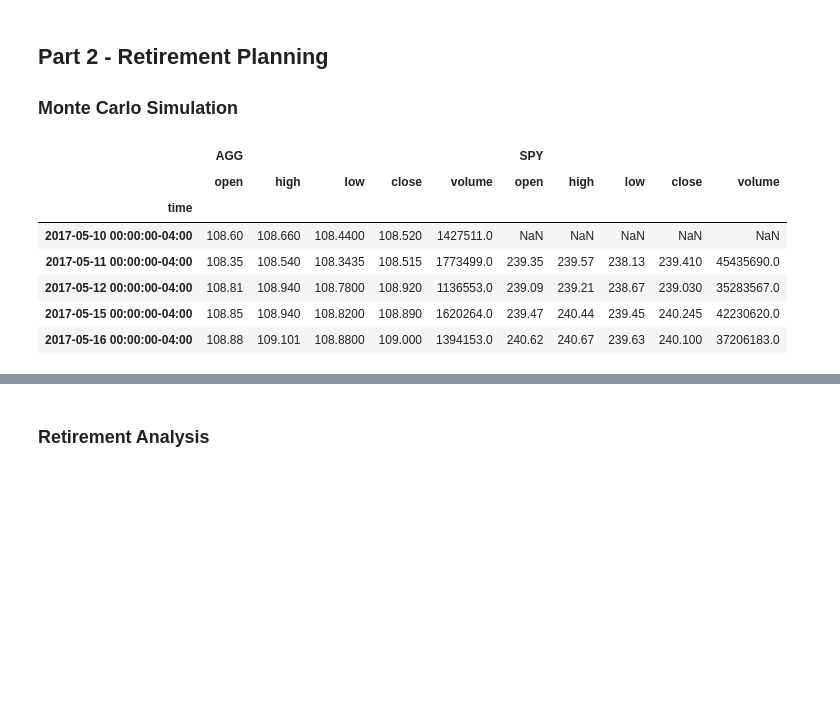
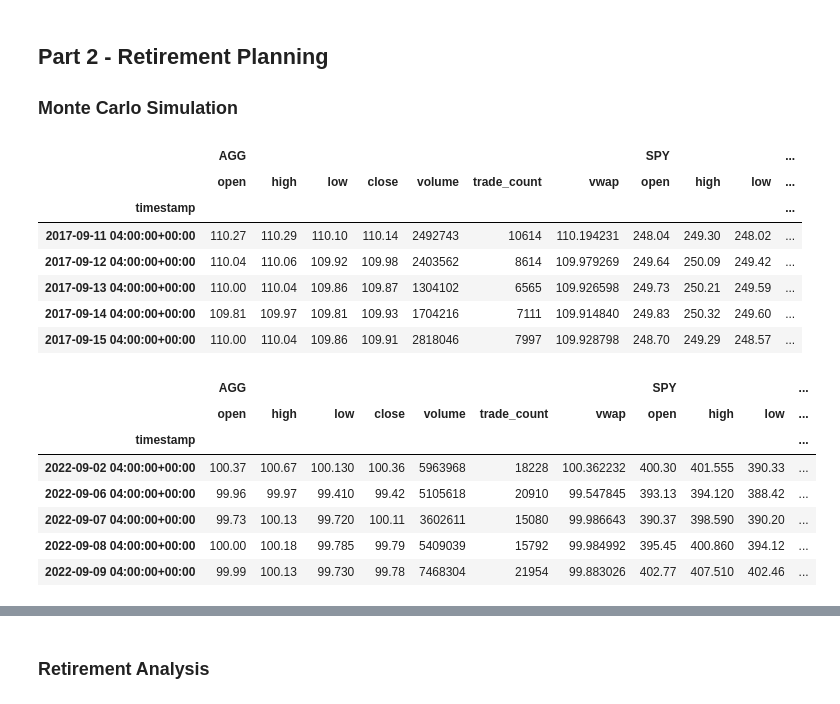
Before and after one commit to tetmiranda/Financial-Planning, a Jupyter notebook: financial-planner.ipynb, the cells around one changed output, grey strips where cells are left out. Cells and saved outputs as stored; diff of their text form; code cells hidden in the pictures; blank space fills up the shorter version.

```diff
--- a/financial-planner.ipynb
+++ b/financial-planner.ipynb
@@ -233,28 +233,49 @@ You have more than enough money in the fund!
 # %%
 # Set start and end dates of five years back from today.
 # Sample results may vary from the solution based on the time frame chosen
-start_date = pd.Timestamp('2016-05-01', tz='America/New_York').isoformat()
-end_date = pd.Timestamp('2021-05-01', tz='America/New_York').isoformat()
+mcs_start_date = pd.Timestamp('2017-09-09', tz='America/New_York').isoformat()
+mcs_end_date = pd.Timestamp('2022-09-09', tz='America/New_York').isoformat()
+
+# set the tickers
+tickers = ['AGG','SPY']
 # %%
 # Get 5 years' worth of historical data for SPY and AGG
 # YOUR CODE HERE!
 
+mcs_ticker_df = alpaca.get_bars(
+    tickers,
+    timeframe,
+    start=mcs_start_date,
+    end=mcs_end_date
+).df
+
 # Reorganize the DataFrame
 # Separate ticker data
 # YOUR CODE HERE!
-
+mcs_vagg = mcs_ticker_df[mcs_ticker_df['symbol']=='AGG'].drop('symbol', axis=1)
+mcs_vspy = mcs_ticker_df[mcs_ticker_df['symbol']=='SPY'].drop('symbol', axis=1)
 
 # Concatenate the ticker DataFrames
 # YOUR CODE HERE!
+mcs_ticker_df = pd.concat([mcs_vagg, mcs_vspy], axis=1, keys=['AGG','SPY'])
 
 # Display sample data
-df_stock_data.head()
+display(mcs_ticker_df.head())
+display(mcs_ticker_df.tail())
 # %% [output]
-|  | AGG |  |  |  |  | SPY |  |  |  |  |
-|  | open | high | low | close | volume | open | high | low | close | volume |
-| time |  |  |  |  |  |  |  |  |  |  |
-| 2017-05-10 00:00:00-04:00 | 108.60 | 108.660 | 108.4400 | 108.520 | 1427511.0 | NaN | NaN | NaN | NaN | NaN |
-| 2017-05-11 00:00:00-04:00 | 108.35 | 108.540 | 108.3435 | 108.515 | 1773499.0 | 239.35 | 239.57 | 238.13 | 239.410 | 45435690.0 |
-| 2017-05-12 00:00:00-04:00 | 108.81 | 108.940 | 108.7800 | 108.920 | 1136553.0 | 239.09 | 239.21 | 238.67 | 239.030 | 35283567.0 |
-| 2017-05-15 00:00:00-04:00 | 108.85 | 108.940 | 108.8200 | 108.890 | 1620264.0 | 239.47 | 240.44 | 239.45 | 240.245 | 42230620.0 |
-| 2017-05-16 00:00:00-04:00 | 108.88 | 109.101 | 108.8800 | 109.000 | 1394153.0 | 240.62 | 240.67 | 239.63 | 240.100 | 37206183.0 |
+|  | AGG |  |  |  |  |  |  | SPY |  |  | ... |
+|  | open | high | low | close | volume | trade_count | vwap | open | high | low | ... |
+| timestamp |  |  |  |  |  |  |  |  |  |  | ... |
+| 2017-09-11 04:00:00+00:00 | 110.27 | 110.29 | 110.10 | 110.14 | 2492743 | 10614 | 110.194231 | 248.04 | 249.30 | 248.02 | ... |
+| 2017-09-12 04:00:00+00:00 | 110.04 | 110.06 | 109.92 | 109.98 | 2403562 | 8614 | 109.979269 | 249.64 | 250.09 | 249.42 | ... |
+| 2017-09-13 04:00:00+00:00 | 110.00 | 110.04 | 109.86 | 109.87 | 1304102 | 6565 | 109.926598 | 249.73 | 250.21 | 249.59 | ... |
+| 2017-09-14 04:00:00+00:00 | 109.81 | 109.97 | 109.81 | 109.93 | 1704216 | 7111 | 109.914840 | 249.83 | 250.32 | 249.60 | ... |
+| 2017-09-15 04:00:00+00:00 | 110.00 | 110.04 | 109.86 | 109.91 | 2818046 | 7997 | 109.928798 | 248.70 | 249.29 | 248.57 | ... |
+|  | AGG |  |  |  |  |  |  | SPY |  |  | ... |
+|  | open | high | low | close | volume | trade_count | vwap | open | high | low | ... |
+| timestamp |  |  |  |  |  |  |  |  |  |  | ... |
+| 2022-09-02 04:00:00+00:00 | 100.37 | 100.67 | 100.130 | 100.36 | 5963968 | 18228 | 100.362232 | 400.30 | 401.555 | 390.33 | ... |
+| 2022-09-06 04:00:00+00:00 | 99.96 | 99.97 | 99.410 | 99.42 | 5105618 | 20910 | 99.547845 | 393.13 | 394.120 | 388.42 | ... |
+| 2022-09-07 04:00:00+00:00 | 99.73 | 100.13 | 99.720 | 100.11 | 3602611 | 15080 | 99.986643 | 390.37 | 398.590 | 390.20 | ... |
+| 2022-09-08 04:00:00+00:00 | 100.00 | 100.18 | 99.785 | 99.79 | 5409039 | 15792 | 99.984992 | 395.45 | 400.860 | 394.12 | ... |
+| 2022-09-09 04:00:00+00:00 | 99.99 | 100.13 | 99.730 | 99.78 | 7468304 | 21954 | 99.883026 | 402.77 | 407.510 | 402.46 | ... |
```
Also changed, not shown: parts of 31 cells of this notebook, 5 other files.
